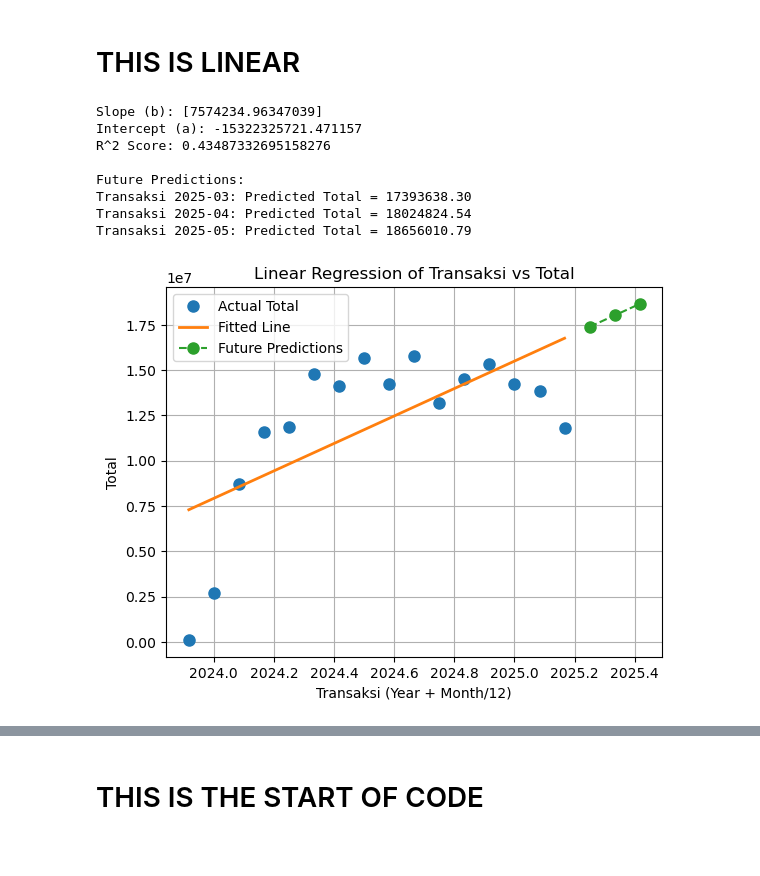
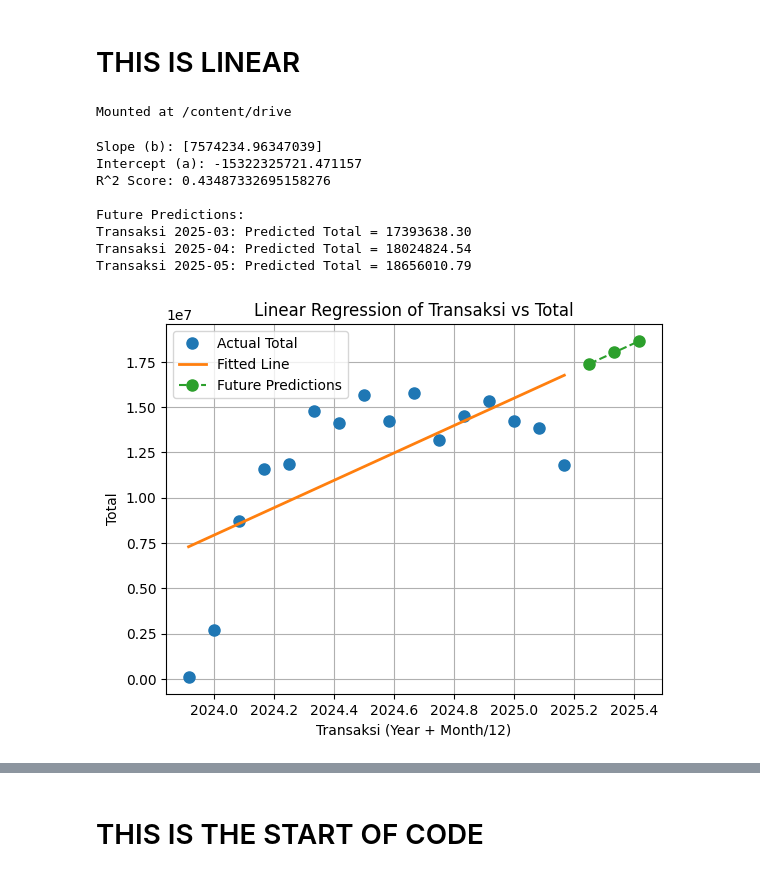
Before and after one commit to HaykalRamadhan/forecasting, a Jupyter notebook: UP.ipynb, the cells around one changed output, grey strips where cells are left out. Drawn from its saved outputs; the diff is of its cells as text; code cells hidden in the pictures; blank space fills up the shorter version.

Commit message:
Saved using Colab

```diff
--- a/UP.ipynb
+++ b/UP.ipynb
@@ -1,5 +3,10 @@
 # %% [markdown]
 # THIS IS LINEAR
+# %%
+from google.colab import drive
+drive.mount('/content/drive')
+# %% [output]
+Mounted at /content/drive
 # %%
 import pandas as pd
 import matplotlib.pyplot as plt
@@ -7,7 +14,7 @@ from sklearn.linear_model import LinearRegression
 import numpy as np
 
 # Load data
-ct = pd.read_csv(r'C:\Users\Haykal\Desktop\Monthly_Sales_Summary.csv')
+ct = pd.read_csv('/content/drive/MyDrive/UP/sample_data/Monthly_Sales_Summary.csv')
 
 # Pisahkan 'Transaksi' menjadi 'Year' dan 'Month'
 ct[['Year', 'Month']] = ct['Transaksi'].str.split('-', expand=True)
@@ -66,34 +73,34 @@ for trans, pred in zip(future_dates, y_p2):
 
 # Plot data aktual dan prediksi
 plt.plot(x, y, linestyle="none", marker='o', markersize=8, label='Actual Total')
 plt.plot(x, y_p, linewidth=2, label='Fitted Line')
 plt.plot(x2, y_p2, marker='o', linestyle='dashed', markersize=8, label='Future Predictions')
 plt.xlabel('Transaksi (Year + Month/12)')
 plt.ylabel('Total')
 plt.title('Linear Regression of Transaksi vs Total')
 plt.legend()
 plt.grid(True)
 plt.show()
 
 # Plot residual
 resid = y - y_p
 plt.plot(x, resid, linestyle="none", marker='o', markersize=8)
 plt.axhline(y=0, color='black', linestyle='-')
 plt.xlabel('Transaksi (Year + Month/12)')
 plt.ylabel('Residuals')
 plt.title('Residuals Plot')
 plt.grid(True)
 plt.show()
 # %% [output]
 Slope (b): [7574234.96347039]
 Intercept (a): -15322325721.471157
 R^2 Score: 0.43487332695158276
 
 Future Predictions:
 Transaksi 2025-03: Predicted Total = 17393638.30
 Transaksi 2025-04: Predicted Total = 18024824.54
 Transaksi 2025-05: Predicted Total = 18656010.79
-[figure, old version]
+[figure, new version]
 [figure]
 # %% [markdown]
 # THIS IS THE START OF CODE
```
Also changed, not shown: parts of 4 cells of this notebook.
